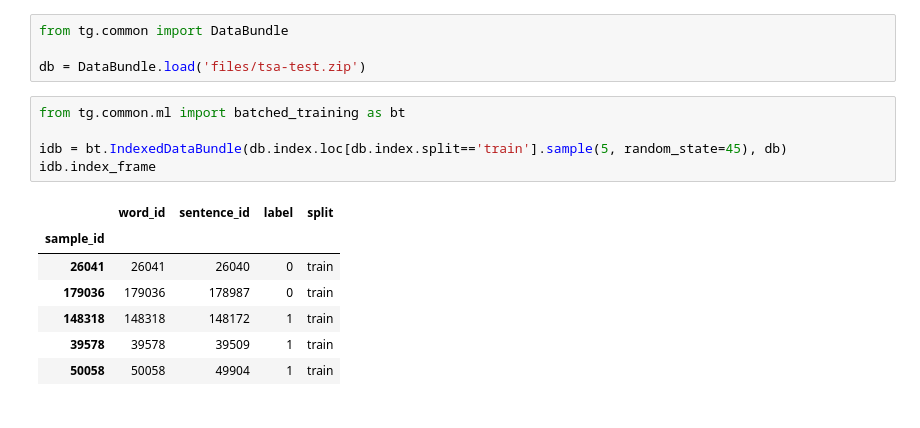
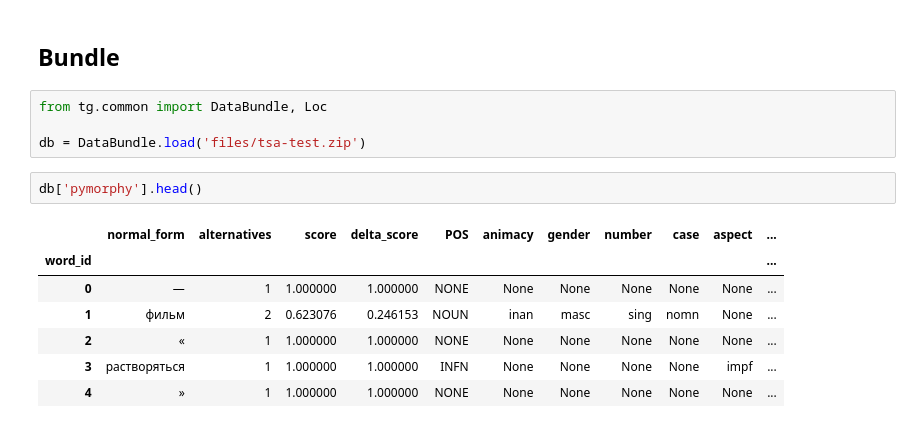
Before and after one commit to okulovsky/grammar_ru, a Jupyter notebook: tg/demos/Part 3. Training network.ipynb, the cells around one changed output. Saved outputs shown, nothing was run; the diff lists cells and outputs as text.

```diff
--- a/tg/demos/Part 3. Training network.ipynb
+++ b/tg/demos/Part 3. Training network.ipynb
@@ -1,17 +1,16 @@
+# %% [markdown]
+## Bundle
 # %%
-from tg.common import DataBundle
+from tg.common import DataBundle, Loc
 
 db = DataBundle.load('files/tsa-test.zip')
-# %%
-from tg.common.ml import batched_training as bt
-
-idb = bt.IndexedDataBundle(db.index.loc[db.index.split=='train'].sample(5, random_state=45), db)
-idb.index_frame
-# %% [output]
-|  | word_id | sentence_id | label | split |
-| sample_id |  |  |  |  |
-| 26041 | 26041 | 26040 | 0 | train |
-| 179036 | 179036 | 178987 | 0 | train |
-| 148318 | 148318 | 148172 | 1 | train |
-| 39578 | 39578 | 39509 | 1 | train |
-| 50058 | 50058 | 49904 | 1 | train |
+# %%
+db['pymorphy'].head()
+# %% [output]
+|  | normal_form | alternatives | score | delta_score | POS | animacy | gender | number | case | aspect | ... |
+| word_id |  |  |  |  |  |  |  |  |  |  | ... |
+| 0 | — | 1 | 1.000000 | 1.000000 | NONE | None | None | None | None | None | ... |
+| 1 | фильм | 2 | 0.623076 | 0.246153 | NOUN | inan | masc | sing | nomn | None | ... |
+| 2 | « | 1 | 1.000000 | 1.000000 | NONE | None | None | None | None | None | ... |
+| 3 | растворяться | 1 | 1.000000 | 1.000000 | INFN | None | None | None | None | impf | ... |
+| 4 | » | 1 | 1.000000 | 1.000000 | NONE | None | None | None | None | None | ... |
```
Also changed, not shown: parts of 28 cells of this notebook, 1 other file.
